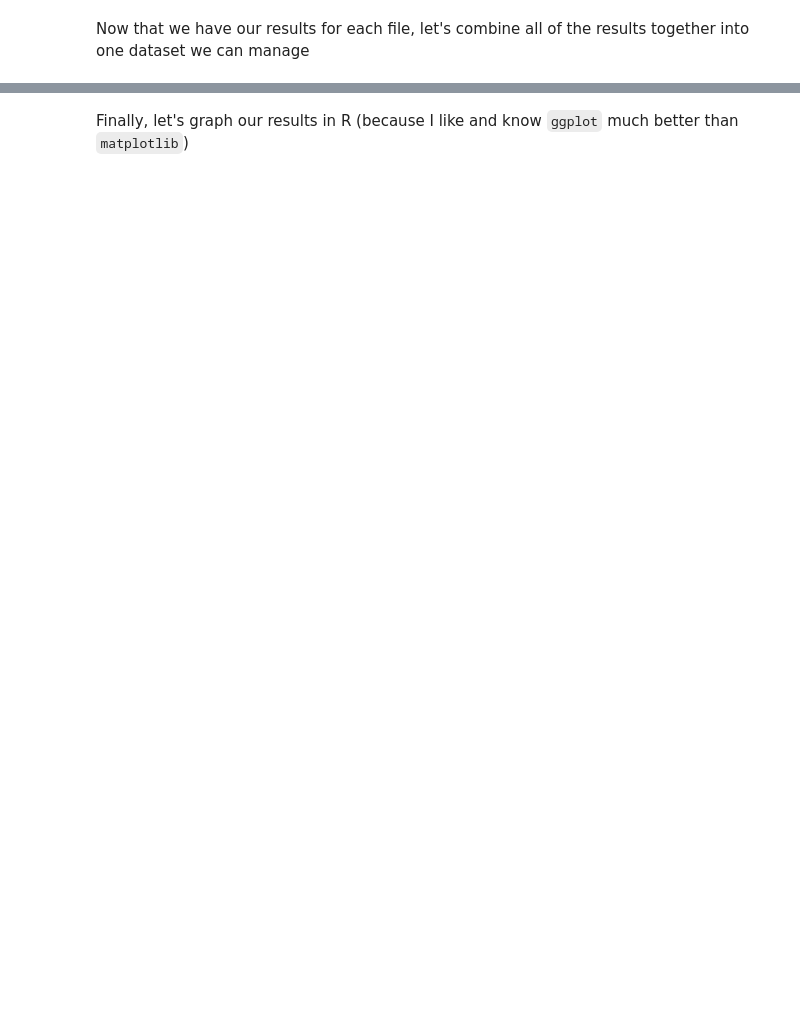
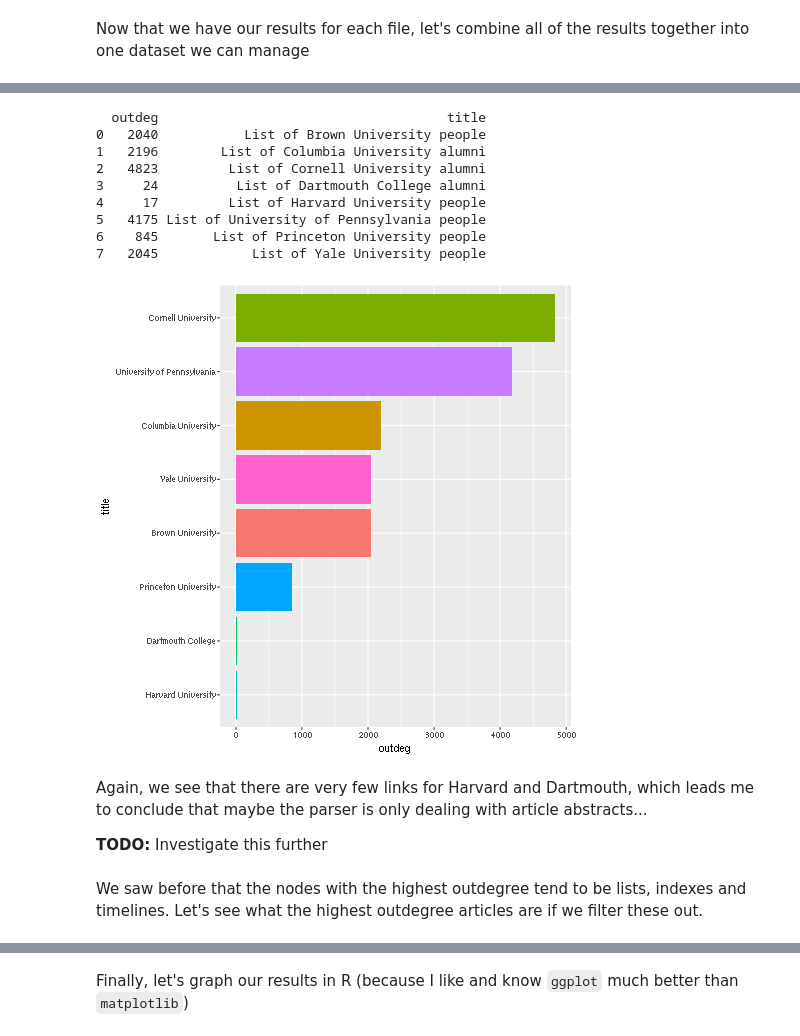
Before and after one commit to lacoperon/Wikipedia_Embedding, a Jupyter notebook: data_analysis.ipynb, the cells around one changed output, grey strips where cells are left out. Drawn from its saved outputs; the diff is of its cells as text; code cells hidden in the pictures; blank space fills up the shorter version.

```diff
--- a/data_analysis.ipynb
+++ b/data_analysis.ipynb
@@ -76,0 +182,46 @@ The rpy2.ipython extension is already loaded. To reload it, use:
+# %%
+Ivy_Schools = ["Brown University", "Columbia University", "Cornell University",
+               "Dartmouth College", "Harvard University", "University of Pennsylvania",
+               "Princeton University", "Yale University"]
+ivy_t_outdegs = []
+for school in Ivy_Schools:
+    ivy_t_outdegs += list(filter(lambda x : re.search("(?<=List of) " + school + " (people|alumni)(?=)", x[0]), uni_t_outdegs))
+ivy_t_outdegs = list(filter(lambda x : not re.search("\(.*\)", x[0]), ivy_t_outdegs))
+ivy_t_outdegs = list(filter(lambda x : not re.search("Columbia University people", x[0]),
+                            ivy_t_outdegs))
+i_titles, i_outdegs = zip(*ivy_t_outdegs)
+ivy_df = pd.DataFrame({"title": i_titles, "outdeg":i_outdegs})
+# %%
+%%R -i ivy_df
+
+print(ivy_df)
+
+library(ggplot2)
+
+
+
+# I'm making the arbitrary decision to graph all pages with an outdegree > 1000
+ivy_df <- ivy_df %>% mutate(title=gsub("List of ", "", title),
+           title=gsub(" (people|alumni)", "", title))
+orig_title <- factor(ivy_df$title)
+
+ivy_df$title <- factor(ivy_df$title, levels=ivy_df$title[order(ivy_df$outdeg)])
+ggplot(ivy_df, aes(x=title, y=outdeg, fill=orig_title)) + geom_bar(stat="identity") +
+coord_flip() + theme(legend.position="")
+# %% [output]
+  outdeg                                     title
+0   2040           List of Brown University people
+1   2196        List of Columbia University alumni
+2   4823         List of Cornell University alumni
+3     24          List of Dartmouth College alumni
+4     17         List of Harvard University people
+5   4175 List of University of Pennsylvania people
+6    845       List of Princeton University people
+7   2045            List of Yale University people
+[figure, added]
+# %% [markdown]
+Again, we see that there are very few links for Harvard and Dartmouth, which leads me to conclude that maybe the parser is only dealing with article abstracts...
+
+**TODO:** Investigate this further
+# %% [markdown]
+We saw before that the nodes with the highest outdegree tend to be lists, indexes and timelines. Let's see what the highest outdegree articles are if we filter these out.
```
Also changed, not shown: parts of 23 cells of this notebook.
